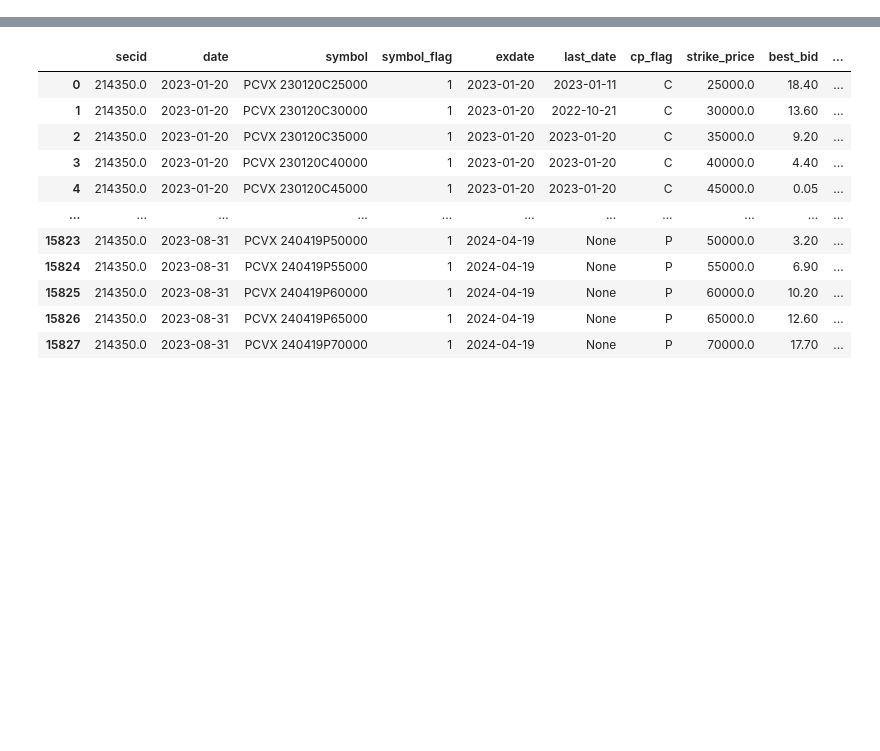
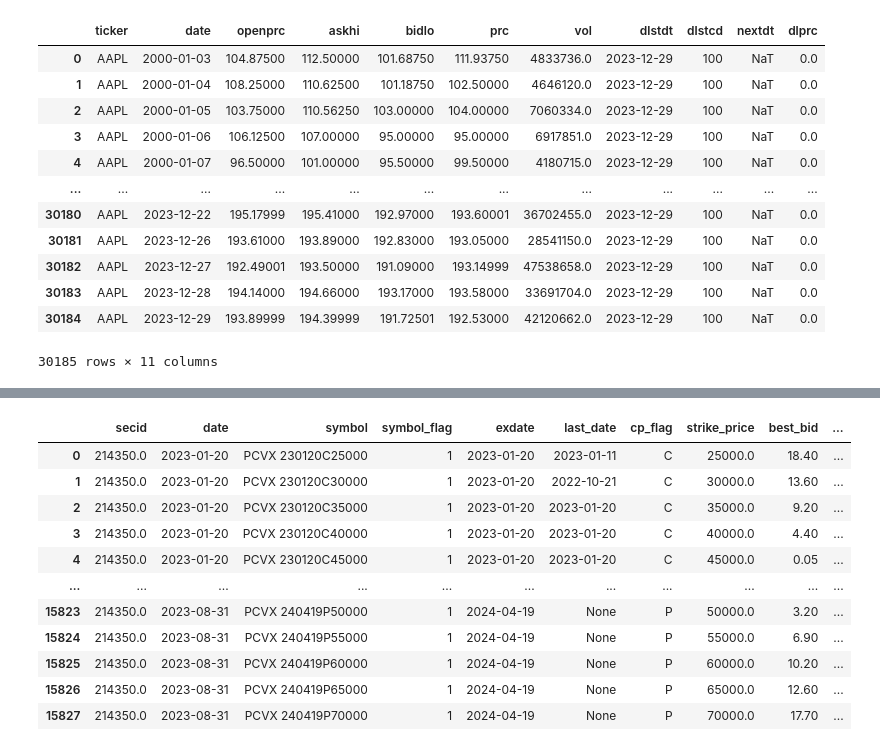
Before and after one commit to siruiliu-code/GARCH-X-Volatility-Modelling-with-Equity-Options-Trading, a Jupyter notebook: data/data_extraction.ipynb, the cells around one changed output, grey strips where cells are left out. Drawn from its saved outputs; the diff is of its cells as text; code cells hidden in the pictures; blank space fills up the shorter version.

Commit message:
feat: generated time series data
Generated time series data for all 1009 tickers. Do not run the cell to re-generate the data.

```diff
--- a/data/data_extraction.ipynb
+++ b/data/data_extraction.ipynb
@@ -9,0 +89,19 @@ Done
+# %%
+with pd.HDFStore("all_tickers_time_series.hf5") as store:
+    df_aapl = store['AAPL']  # Load specific ticker's data
+
+df_aapl
+# %% [output]
+|  | ticker | date | openprc | askhi | bidlo | prc | vol | dlstdt | dlstcd | nextdt | dlprc |
+| 0 | AAPL | 2000-01-03 | 104.87500 | 112.50000 | 101.68750 | 111.93750 | 4833736.0 | 2023-12-29 | 100 | NaT | 0.0 |
+| 1 | AAPL | 2000-01-04 | 108.25000 | 110.62500 | 101.18750 | 102.50000 | 4646120.0 | 2023-12-29 | 100 | NaT | 0.0 |
+| 2 | AAPL | 2000-01-05 | 103.75000 | 110.56250 | 103.00000 | 104.00000 | 7060334.0 | 2023-12-29 | 100 | NaT | 0.0 |
+| 3 | AAPL | 2000-01-06 | 106.12500 | 107.00000 | 95.00000 | 95.00000 | 6917851.0 | 2023-12-29 | 100 | NaT | 0.0 |
+| 4 | AAPL | 2000-01-07 | 96.50000 | 101.00000 | 95.50000 | 99.50000 | 4180715.0 | 2023-12-29 | 100 | NaT | 0.0 |
+| ... | ... | ... | ... | ... | ... | ... | ... | ... | ... | ... | ... |
+| 30180 | AAPL | 2023-12-22 | 195.17999 | 195.41000 | 192.97000 | 193.60001 | 36702455.0 | 2023-12-29 | 100 | NaT | 0.0 |
+| 30181 | AAPL | 2023-12-26 | 193.61000 | 193.89000 | 192.83000 | 193.05000 | 28541150.0 | 2023-12-29 | 100 | NaT | 0.0 |
+| 30182 | AAPL | 2023-12-27 | 192.49001 | 193.50000 | 191.09000 | 193.14999 | 47538658.0 | 2023-12-29 | 100 | NaT | 0.0 |
+| 30183 | AAPL | 2023-12-28 | 194.14000 | 194.66000 | 193.17000 | 193.58000 | 33691704.0 | 2023-12-29 | 100 | NaT | 0.0 |
+| 30184 | AAPL | 2023-12-29 | 193.89999 | 194.39999 | 191.72501 | 192.53000 | 42120662.0 | 2023-12-29 | 100 | NaT | 0.0 |
+30185 rows × 11 columns
```
Also changed, not shown: parts of 7 cells of this notebook, 1 other file.
